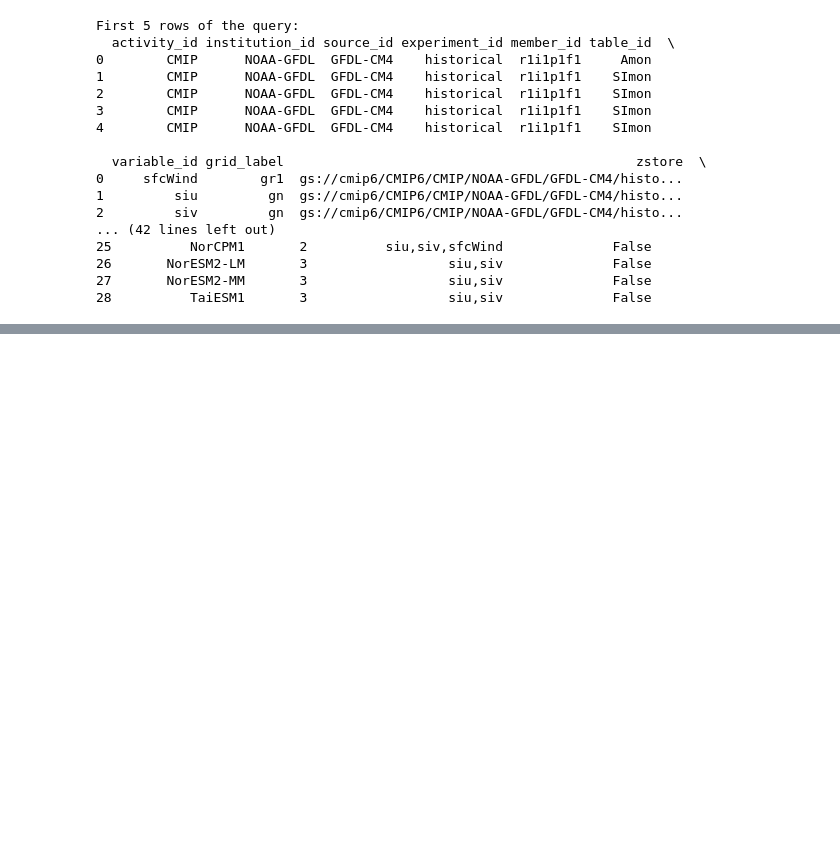
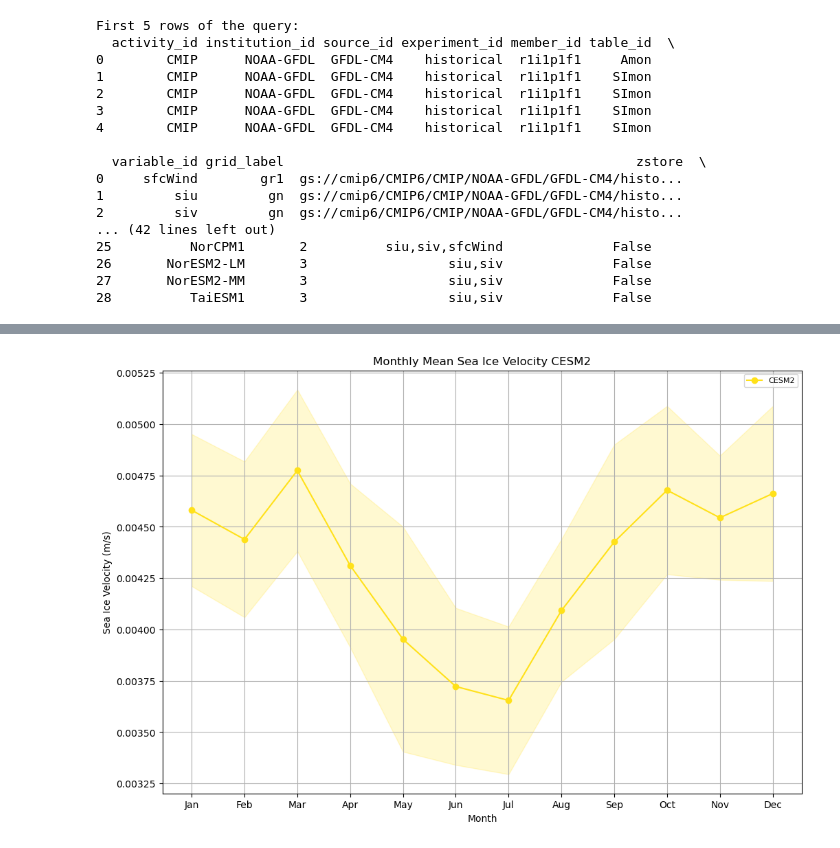
Before and after one commit to akikomotoki/UTRA, a Jupyter notebook: sea ice vel.ipynb, the cells around one changed output, grey strips where cells are left out. Drawn from its saved outputs; the diff is of its cells as text; code cells hidden in the pictures; blank space fills up the shorter version.

```diff
--- a/sea ice vel.ipynb
+++ b/sea ice vel.ipynb
@@ -441,0 +544,18 @@ plt.show()
+# %%
+model = "CESM2"
+mean_values = monthly_means_df[model].values
+std_values = monthly_stds_df[model].values
+
+plt.figure(figsize=(12, 8))
+plt.plot(month_values, mean_values, marker='o', color=model_colors.get(model, "#000000"), label=model)
+plt.fill_between(month_values, mean_values - std_values, mean_values + std_values,
+                 color=model_colors.get(model, "#000000"), alpha=0.2)
+plt.title("Monthly Mean Sea Ice Velocity CESM2")
+plt.xlabel("Month")
+plt.ylabel("Sea Ice Velocity (m/s)")
+plt.xticks(month_values, month_labels)
+plt.legend(loc="best", fontsize=8)
+plt.grid(True)
+plt.show()
+# %% [output]
+[figure, added]
```
Also changed, not shown: parts of 20 cells of this notebook.
